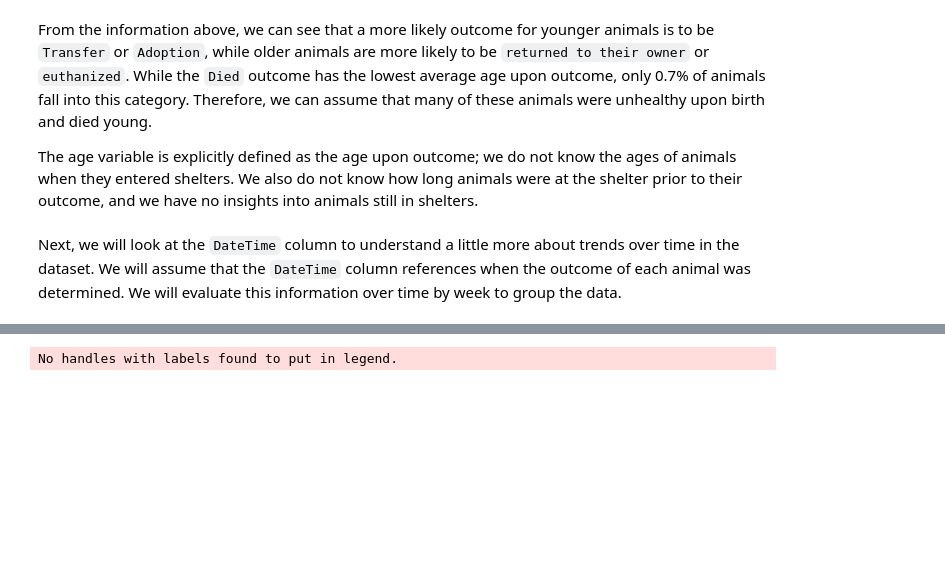
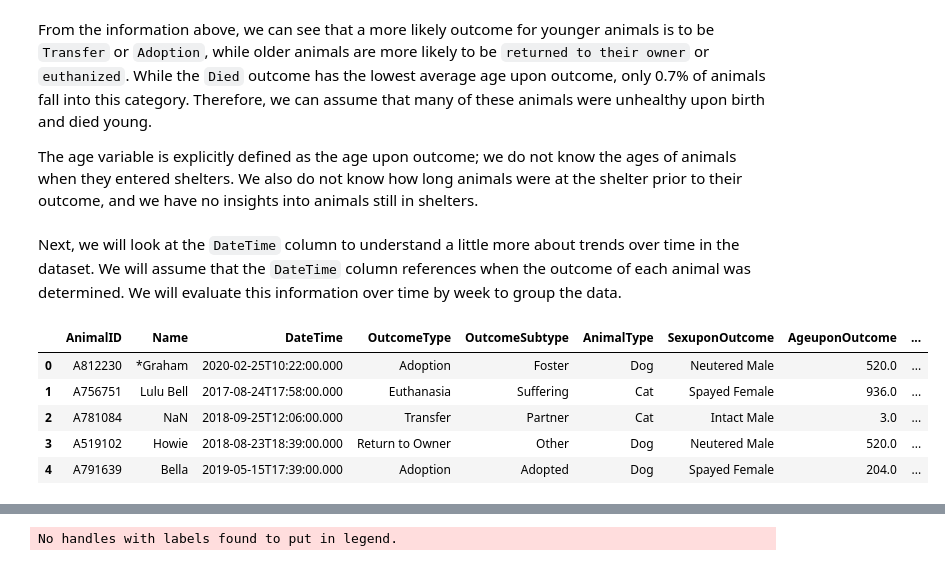
Before and after one commit to BZaldua/animal-shelter-AI, a Jupyter notebook: model_evaluation/Shelter_Animal_Prediction_Models.ipynb, the cells around one changed output, grey strips where cells are left out. Drawn from its saved outputs; the diff is of its cells as text; code cells hidden in the pictures; blank space fills up the shorter version.

```diff
--- a/model_evaluation/Shelter_Animal_Prediction_Models.ipynb
+++ b/model_evaluation/Shelter_Animal_Prediction_Models.ipynb
@@ -348,6 +348,15 @@ From the information above, we can see that a more likely outcome for younger an
 The age variable is explicitly defined as the age upon outcome; we do not know the ages of animals when they entered shelters. We also do not know how long animals were at the shelter prior to their outcome, and we have no insights into animals still in shelters.
 # %% [markdown]
 Next, we will look at the `DateTime` column to understand a little more about trends over time in the dataset. We will assume that the `DateTime` column references when the outcome of each animal was determined. We will evaluate this information over time by week to group the data.
+# %%
+train_df.head(5)
+# %% [output]
+|  | AnimalID | Name | DateTime | OutcomeType | OutcomeSubtype | AnimalType | SexuponOutcome | AgeuponOutcome | ... |
+| 0 | A812230 | *Graham | 2020-02-25T10:22:00.000 | Adoption | Foster | Dog | Neutered Male | 520.0 | ... |
+| 1 | A756751 | Lulu Bell | 2017-08-24T17:58:00.000 | Euthanasia | Suffering | Cat | Spayed Female | 936.0 | ... |
+| 2 | A781084 | NaN | 2018-09-25T12:06:00.000 | Transfer | Partner | Cat | Intact Male | 3.0 | ... |
+| 3 | A519102 | Howie | 2018-08-23T18:39:00.000 | Return to Owner | Other | Dog | Neutered Male | 520.0 | ... |
+| 4 | A791639 | Bella | 2019-05-15T17:39:00.000 | Adoption | Adopted | Dog | Spayed Female | 204.0 | ... |
 # %%
 # Convert our DateTime column to the proper format and then group by week.
 train_df['DateTime'] = pd.to_datetime(train_df['DateTime']) - pd.to_timedelta(7, unit='d')
```
Also changed, not shown: parts of 30 cells of this notebook.
